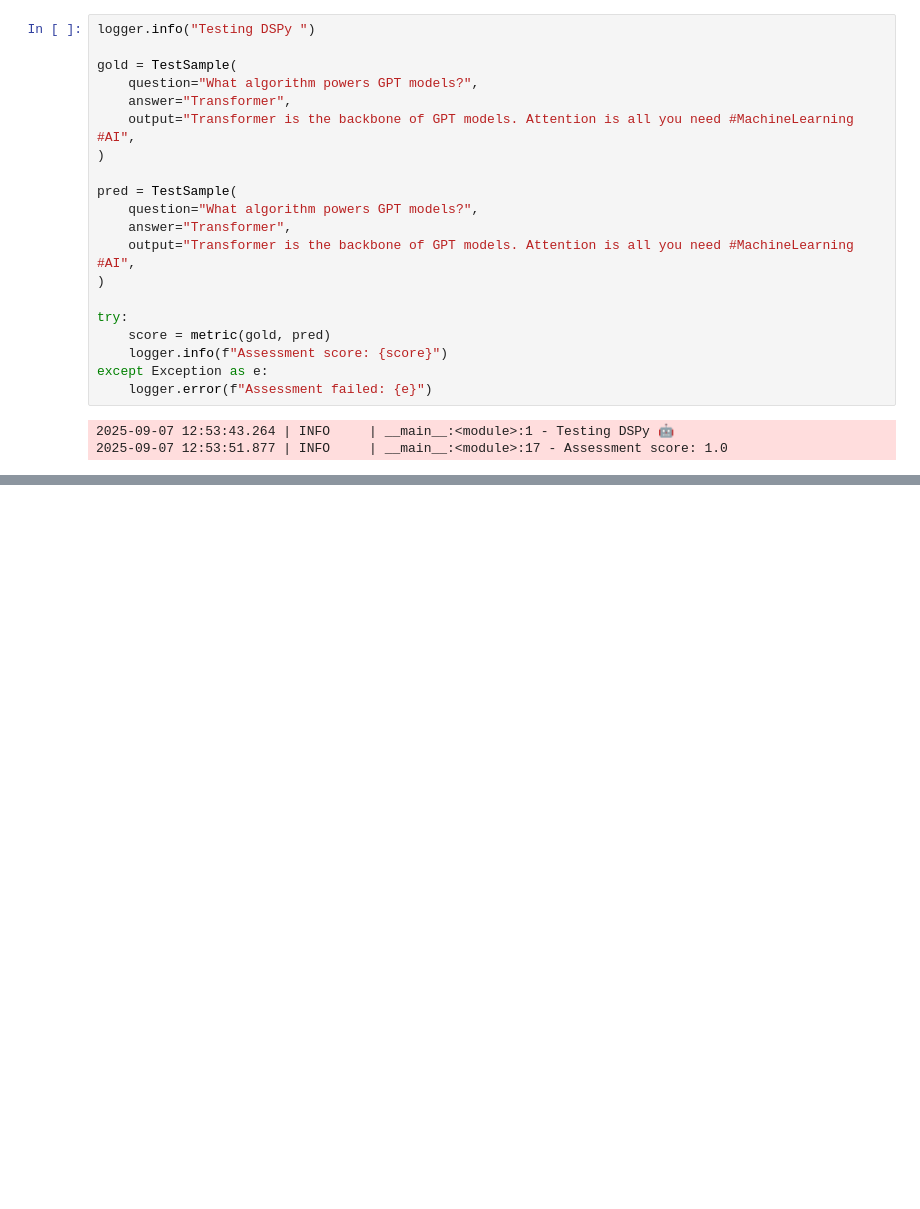
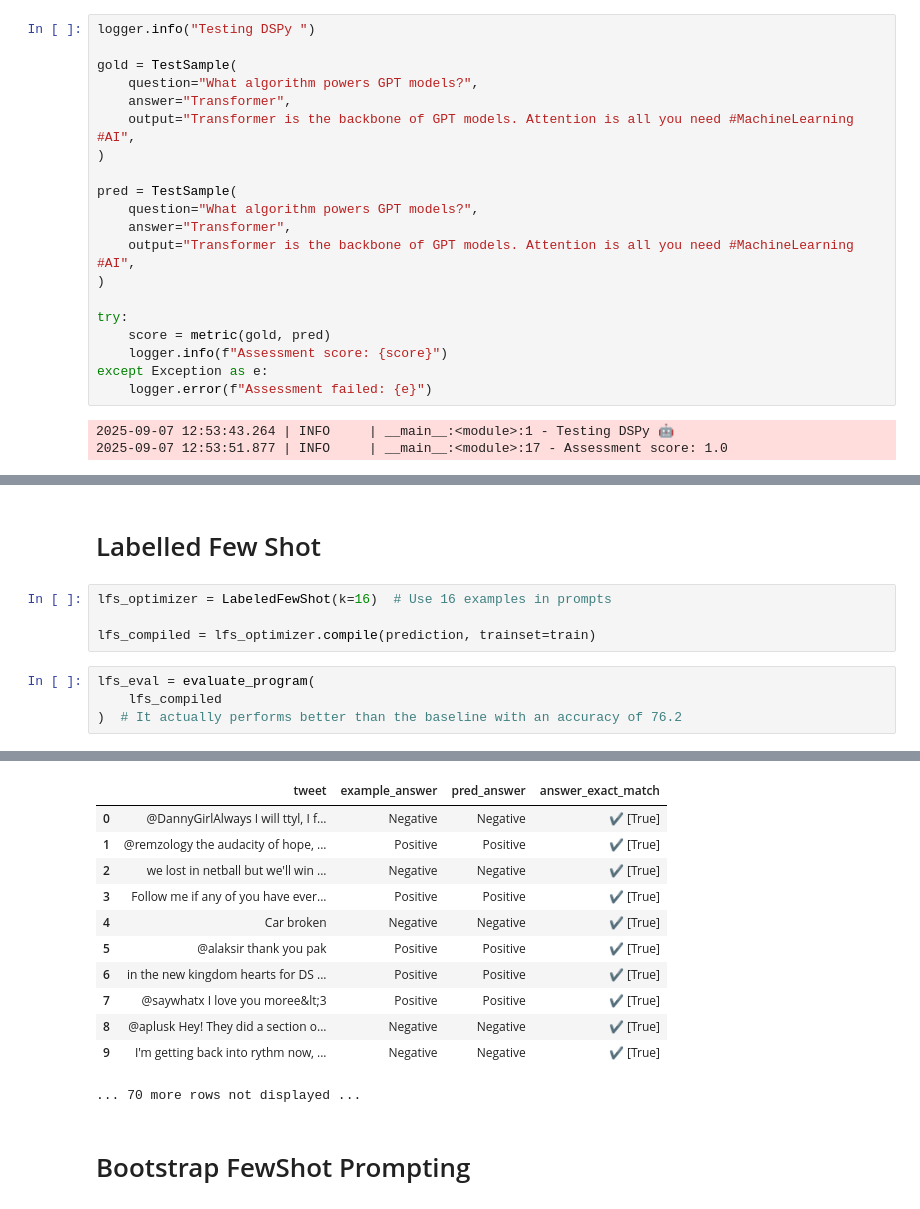
Before and after one commit to Chrisolande/dspy_playground, a Jupyter notebook: dspystuff.ipynb, the cells around one changed output, grey strips where cells are left out. Saved outputs shown, nothing was run; the diff lists cells and outputs as text; blank space fills up the shorter version.

```diff
--- a/dspystuff.ipynb
+++ b/dspystuff.ipynb
@@ -418,0 +516,11 @@ except Exception as e:
+# %% [markdown]
+# Labelled Few Shot
+# %%
+lfs_optimizer = LabeledFewShot(k=16)  # Use 16 examples in prompts
+
+lfs_compiled = lfs_optimizer.compile(prediction, trainset=train)
+# %%
+lfs_eval = evaluate_program(
+    lfs_compiled
+)  # It actually performs better than the baseline with an accuracy of 76.2
+# %% [output]
@@ -418,0 +528,14 @@ except Exception as e:
+|  | tweet | example_answer | pred_answer | answer_exact_match |
+| 0 | @DannyGirlAlways I will ttyl, I f... | Negative | Negative | ✔️ [True] |
+| 1 | @remzology the audacity of hope, ... | Positive | Positive | ✔️ [True] |
+| 2 | we lost in netball but we'll win ... | Negative | Negative | ✔️ [True] |
+| 3 | Follow me if any of you have ever... | Positive | Positive | ✔️ [True] |
+| 4 | Car broken | Negative | Negative | ✔️ [True] |
+| 5 | @alaksir thank you pak | Positive | Positive | ✔️ [True] |
+| 6 | in the new kingdom hearts for DS ... | Positive | Positive | ✔️ [True] |
+| 7 | @saywhatx I love you moree&lt;3 | Positive | Positive | ✔️ [True] |
+| 8 | @aplusk Hey! They did a section o... | Negative | Negative | ✔️ [True] |
+| 9 | I'm getting back into rythm now, ... | Negative | Negative | ✔️ [True] |
+... 70 more rows not displayed ...
+# %% [markdown]
+# Bootstrap FewShot Prompting
```
Also changed, not shown: parts of 15 cells of this notebook.
